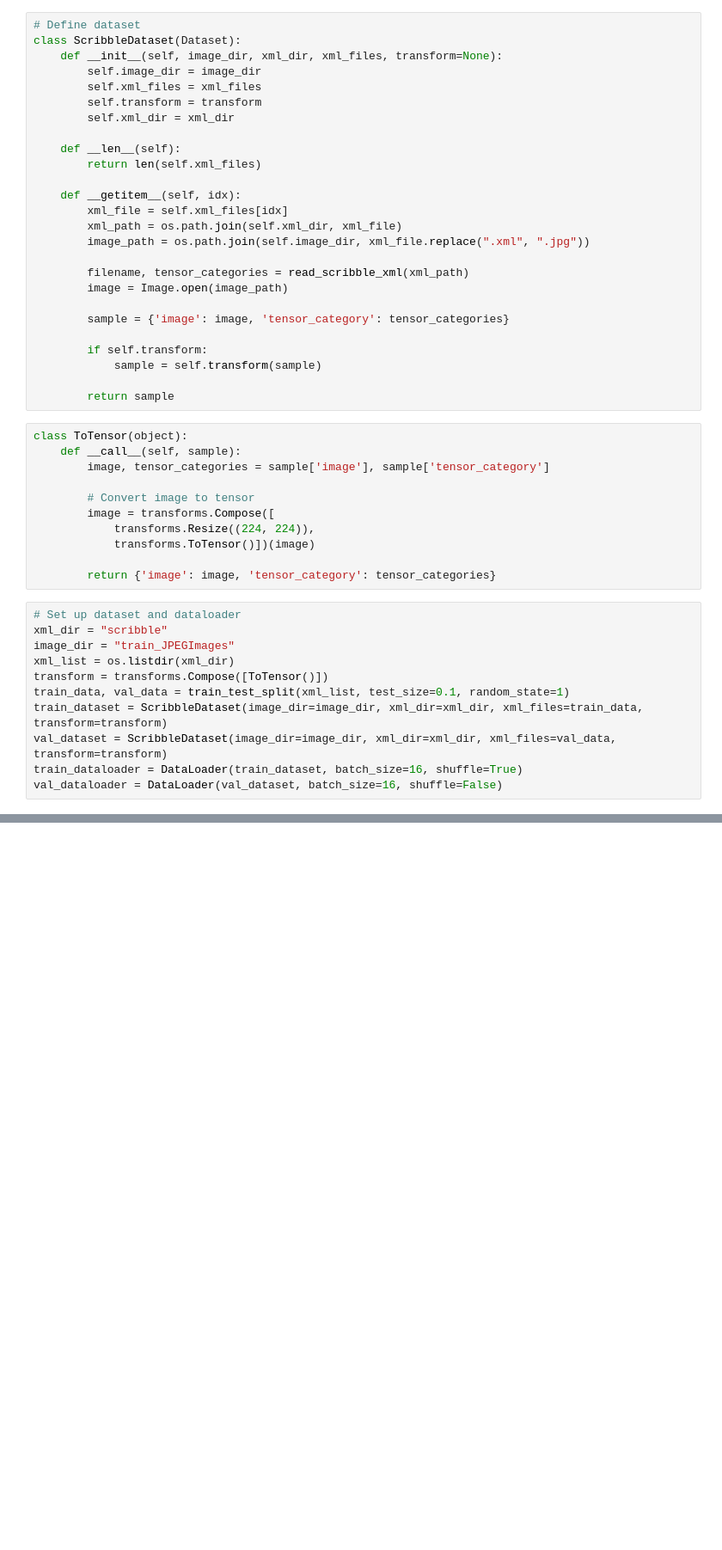
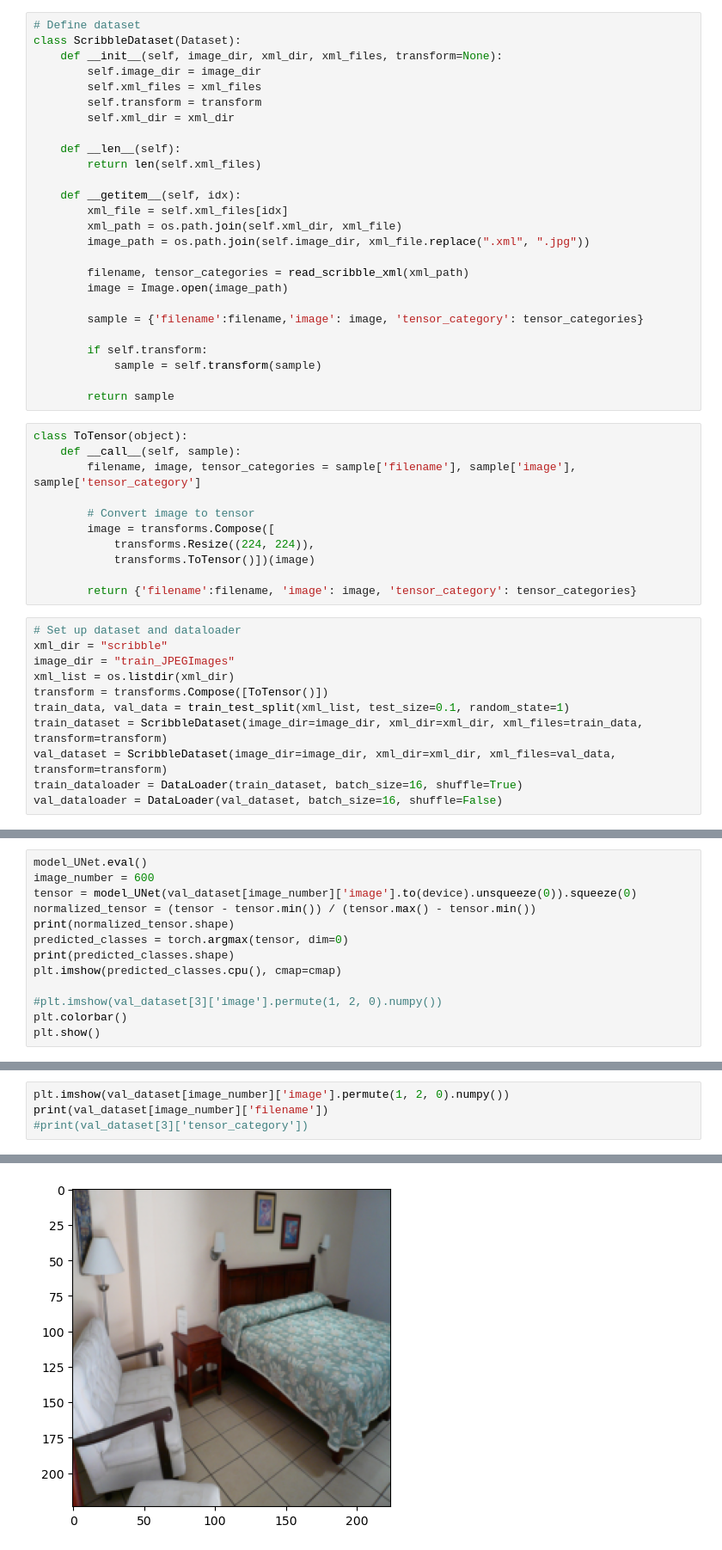
Before and after one commit to MingxiaoZhang/semantic-segementation, a Jupyter notebook: scrible_segmentation.ipynb, the cells around one changed output, grey strips where cells are left out. Shown at 86% size. Cells and saved outputs as stored; diff of their text form; blank space fills up the shorter version.

```diff
--- a/scrible_segmentation.ipynb
+++ b/scrible_segmentation.ipynb
@@ -89,7 +87,7 @@ class ScribbleDataset(Dataset):
         filename, tensor_categories = read_scribble_xml(xml_path)
         image = Image.open(image_path)
 
-        sample = {'image': image, 'tensor_category': tensor_categories}
+        sample = {'filename':filename,'image': image, 'tensor_category': tensor_categories}
 
         if self.transform:
             sample = self.transform(sample)
@@ -98,14 +96,14 @@ class ScribbleDataset(Dataset):
 # %%
 class ToTensor(object):
     def __call__(self, sample):
-        image, tensor_categories = sample['image'], sample['tensor_category']
+        filename, image, tensor_categories = sample['filename'], sample['image'], sample['tensor_category']
 
         # Convert image to tensor
         image = transforms.Compose([
             transforms.Resize((224, 224)),
             transforms.ToTensor()])(image)
 
-        return {'image': image, 'tensor_category': tensor_categories}
+        return {'filename':filename, 'image': image, 'tensor_category': tensor_categories}
 # %%
 # Set up dataset and dataloader
 xml_dir = "scribble"
@@ -264,0 +312,13 @@ KeyboardInterrupt:
+# %%
+model_UNet.eval()
+image_number = 600
+tensor = model_UNet(val_dataset[image_number]['image'].to(device).unsqueeze(0)).squeeze(0)
+normalized_tensor = (tensor - tensor.min()) / (tensor.max() - tensor.min())
+print(normalized_tensor.shape)
+predicted_classes = torch.argmax(tensor, dim=0)
+print(predicted_classes.shape)
+plt.imshow(predicted_classes.cpu(), cmap=cmap)
+
+#plt.imshow(val_dataset[3]['image'].permute(1, 2, 0).numpy())
+plt.colorbar()
+plt.show()
@@ -264,0 +333,5 @@ KeyboardInterrupt:
+# %%
+plt.imshow(val_dataset[image_number]['image'].permute(1, 2, 0).numpy())
+print(val_dataset[image_number]['filename'])
+#print(val_dataset[3]['tensor_category'])
+# %% [output]
@@ -264,0 +339 @@ KeyboardInterrupt:
+[figure, added]
```
Also changed, not shown: parts of 13 cells of this notebook.
